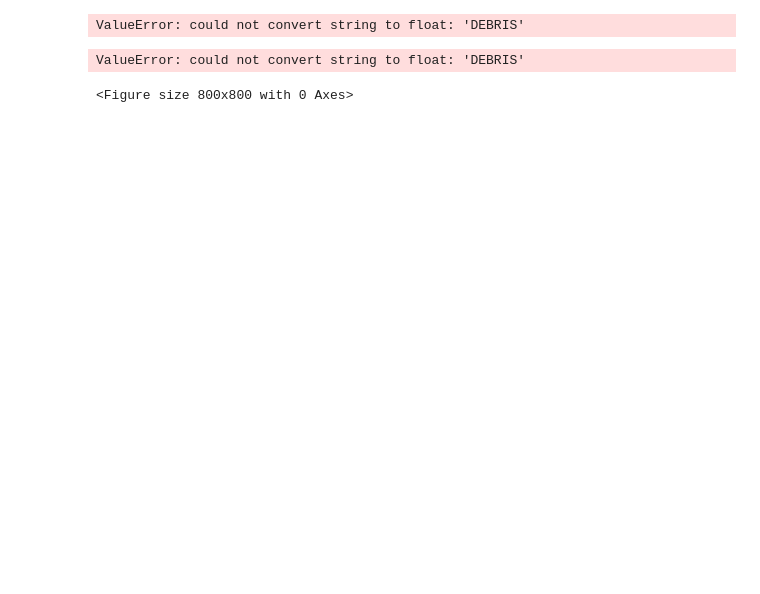
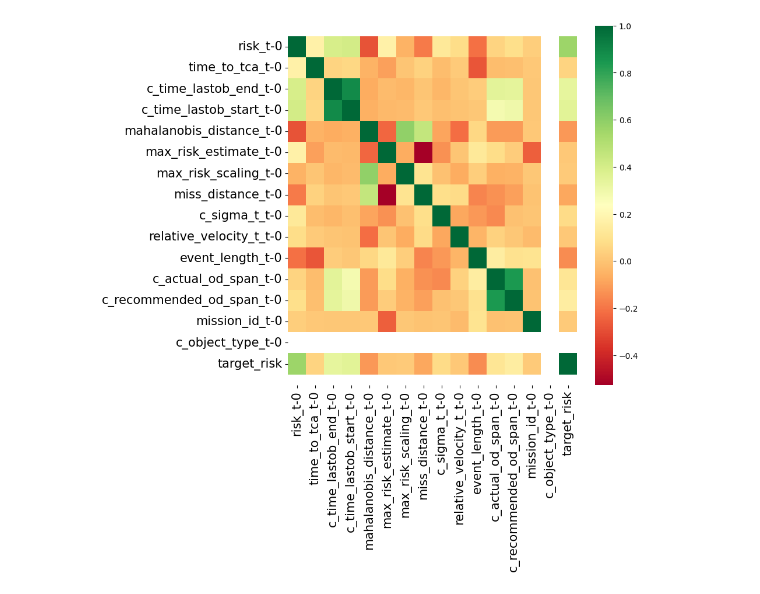
Before and after one commit to P-himaja/CosmoClean_GDSE, a Jupyter notebook: Backend/EDA.ipynb, the cells around one changed output. Saved outputs shown, nothing was run; the diff lists cells and outputs as text; code cells hidden in the pictures; blank space fills up the shorter version.

```diff
--- a/Backend/EDA.ipynb
+++ b/Backend/EDA.ipynb
@@ -106,16 +152,15 @@ df.describe()
+# %%
+df_numeric = df.apply(pd.to_numeric, errors='coerce')
+corr_matrix = df_numeric.corr()
+plt.figure(figsize=(8,8))
+hm = sns.heatmap(corr_matrix,cmap="RdYlGn", annot=False)
+bottom, top = hm.get_ylim()
+hm.set_ylim(bottom + 0.5, top - 0.5)
+hm.set_xticklabels(hm.get_xmajorticklabels(), fontsize = 15)
+hm.set_yticklabels(hm.get_ymajorticklabels(), fontsize = 15)
+plt.show()
+# %% [output]
+[figure, added]
 # %%
-df_corr = df.corr()
+df_corr = corr_matrix
 df_corr = df_corr.loc[df_corr["target_risk"]>=0.5]
-# %% [output]
-ValueError: could not convert string to float: 'DEBRIS'
-# %%
-plt.figure(figsize=(8,8))
-hm = sns.heatmap(df.corr(),cmap="Blues", annot=False)
-bottom, top = hm.get_ylim()
-hm.set_ylim(bottom + 0.5, top - 0.5)
-hm.set_xticklabels(hm.get_xmajorticklabels(), fontsize = 15)
-hm.set_yticklabels(hm.get_ymajorticklabels(), fontsize = 15)
-plt.show()
-# %% [output]
-ValueError: could not convert string to float: 'DEBRIS'
-<Figure size 800x800 with 0 Axes>
```
Also changed, not shown: parts of 6 cells of this notebook, 7 other files.
